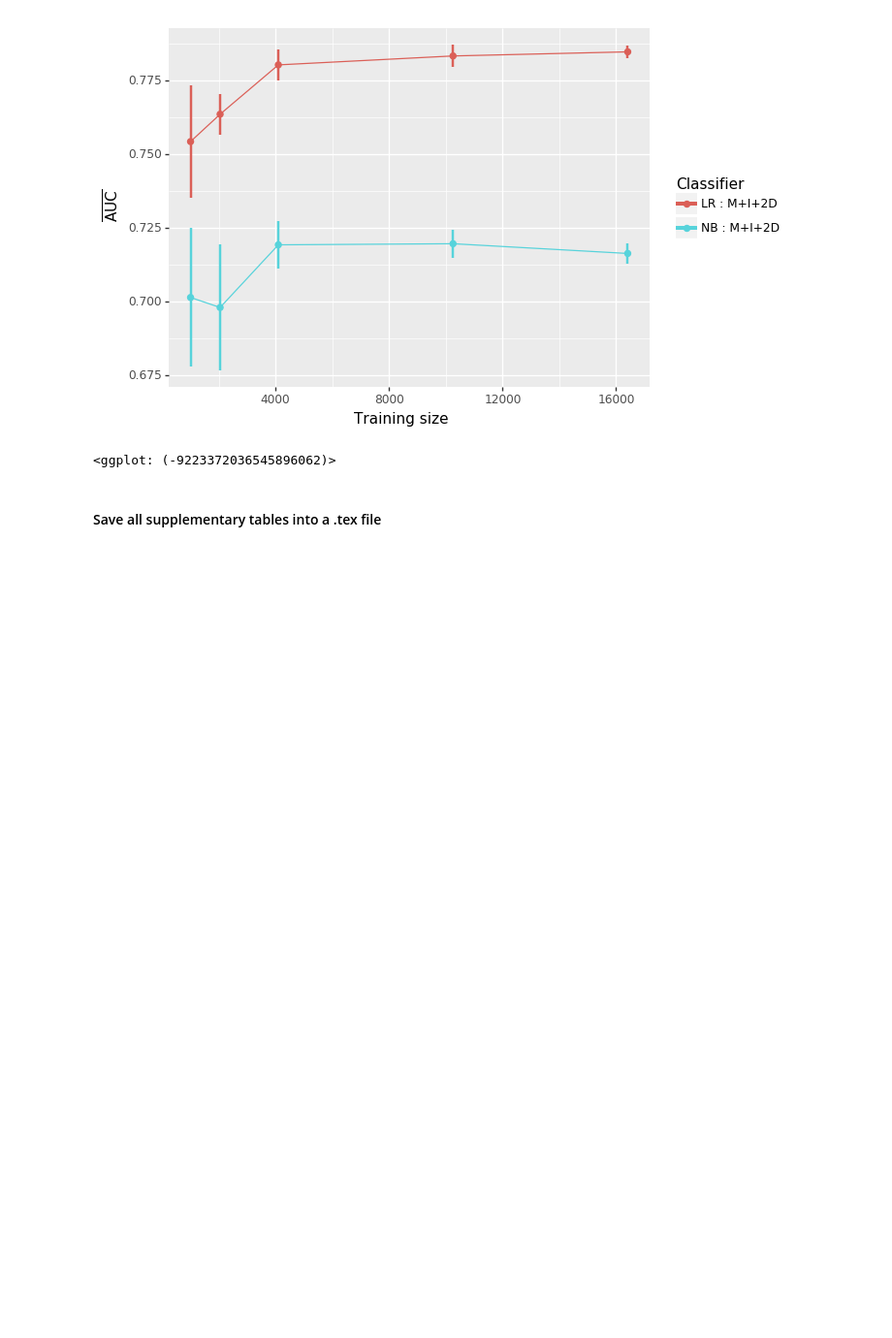
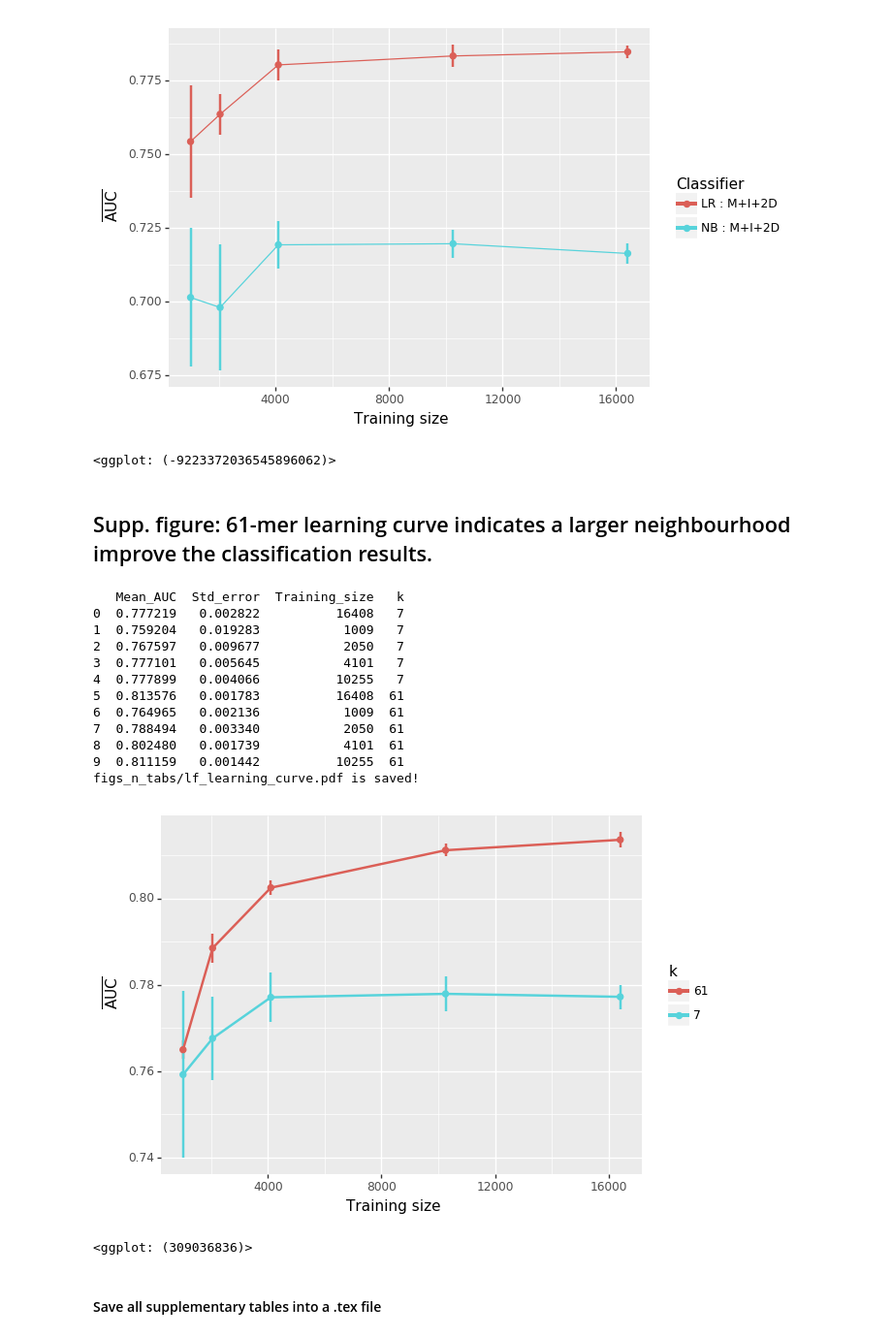
Before and after one commit to HuttleyLab/enuproject, a Jupyter notebook: manuscript_figs_tables.ipynb, the cells around one changed output. Shown at 97% size. Saved outputs shown, nothing was run; the diff lists cells and outputs as text; code cells hidden in the pictures; blank space fills up the shorter version.

Commit message:
Added a new supp figure comparing the M+I model AUC score between 61-mer and 7-mer.

```diff
--- a/manuscript_figs_tables.ipynb
+++ b/manuscript_figs_tables.ipynb
@@ -1054,6 +1054,74 @@ for model in models:
 M+I+2D_lr_v_nb_curve.pdf is saved!
 [figure]
 <ggplot: (-9223372036545896062)>
+# %% [markdown]
+## Supp. figure: 61-mer learning curve indicates a larger neighbourhood improve the classification results.
+# %%
+lf_lc_aucs = []
+k_sizes = [7, 61]
+
+for k_sz in k_sizes:
+    data_dirs = glob.glob("classifier/results/chrom1/%s-mer/data_ratio_1/direction_All/1_way_samples/train_size_*/" % k_sz)
+
+    sample_aucs = []
+
+    for directory in data_dirs:
+        aucs = get_auc(directory, sample_aucs, 'LR')
+    sort_aucs = sorted(sample_aucs, key = lambda x: int(x[1]))
+    for r in sort_aucs:
+        dim = r[0]
+        train_size = r[1]
+        auc = float(r[2])
+        lf_lc_aucs.append([k_sz, train_size, auc])
+
+train_sizes = set(r[1] for r in lf_lc_aucs)
+n = 5
+
+lf_auc_records = []
+for k_sz in k_sizes:
+    for train_size in train_sizes:
+        auc_list = []
+        for r in lf_lc_aucs:
+            if k_sz not in r:
+                continue
+            if train_size not in r:
+                continue
+            auc_list.append(r[2])
+        auc_mean = np.array(auc_list).mean()
+        auc_se = np.array(auc_list).std(ddof=1)
+
+        lf_auc_records.append(['%s'%k_sz, train_size, auc_mean, auc_se])
+
+h = ['k', 'Training_size', 'Mean_AUC', 'Std_error']
+lf_tab = LoadTable(header=h, rows=lf_auc_records).to_pandas_df()
+print (lf_tab)
+lf_fig = (ggplot(lf_tab) +
+     aes(x="Training_size", y="Mean_AUC", colour="k") +
+     geom_errorbar(aes(ymin="Mean_AUC-Std_error", ymax="Mean_AUC+Std_error"), width=.1, size=1) +
+     geom_line(size=1) +
+     geom_point(size=2) +
+     labs(x="Training size", y="$\overline{\mathrm{AUC}}$")
+       )
+
+outname = "figs_n_tabs/lf_learning_curve.pdf"
+lf_fig.save(outname, units="cm", width=20, height=16)
+print ("%s is saved!" % outname)
+print (lf_fig)
+# %% [output]
+   Mean_AUC  Std_error  Training_size   k
+0  0.777219   0.002822          16408   7
+1  0.759204   0.019283           1009   7
+2  0.767597   0.009677           2050   7
+3  0.777101   0.005645           4101   7
+4  0.777899   0.004066          10255   7
+5  0.813576   0.001783          16408  61
+6  0.764965   0.002136           1009  61
+7  0.788494   0.003340           2050  61
+8  0.802480   0.001739           4101  61
+9  0.811159   0.001442          10255  61
+figs_n_tabs/lf_learning_curve.pdf is saved!
+[figure, added]
+<ggplot: (309036836)>
 # %% [markdown]
 #### Save all supplementary tables into a .tex file
 # %%
```
